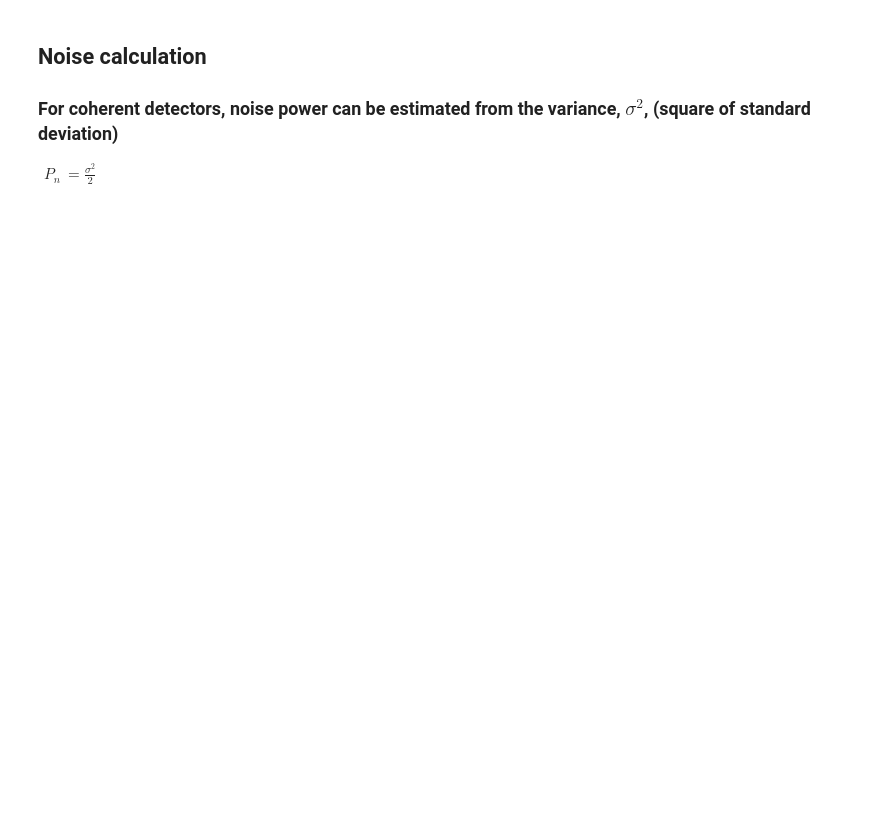
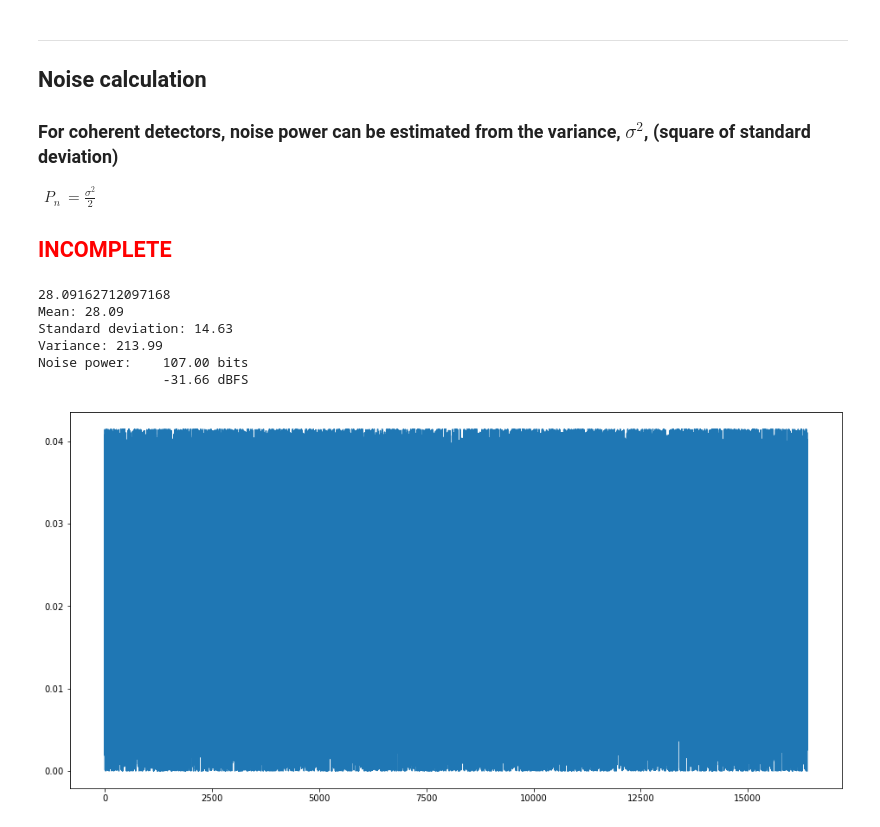
Before and after one commit to brunerm99/ADI_Radar_DSP, a Jupyter notebook: Bruner_Thesis/Target_Detection.ipynb, the cells around one changed output. Drawn from its saved outputs; the diff is of its cells as text; code cells hidden in the pictures; blank space fills up the shorter version.

```diff
--- a/Bruner_Thesis/Target_Detection.ipynb
+++ b/Bruner_Thesis/Target_Detection.ipynb
@@ -20,6 +63,36 @@ nc_file = ''
 # %% [markdown]
+***
 ## Noise calculation
 ### For coherent detectors, noise power can be estimated from the variance, $\sigma^2$,  (square of standard deviation)
 $ \begin {align}
 P_n &= \frac{\sigma^2}{2}
 \end {align} $
+<h2 style="color:red">INCOMPLETE</h2>
+# %%
+# Takes magnitude then caccalates standard deviation
+z = np.abs(iq)
+mean = np.mean(z)
+print(mean)
+std = np.std(z)
+variance = std**2
+print("Mean: %0.2f\nStandard deviation: %0.2f\nVariance: %0.2f"
+    % (mean, std, variance))
+
+noise_power = variance / 2
+noise_dBFS = 20 * np.log10(noise_power / adc_size)
+
+print("Noise power: \t%0.2f bits\n\t\t%0.2f dBFS" %(noise_power, noise_dBFS))
+
+pdf = (z / variance) * np.exp(-1 * z**2 / (2 * variance))
+fig = plt.figure()
+plt.plot(pdf)
+fig.set_figwidth(16)
+fig.set_figheight(8)
+# %% [output]
+28.09162712097168
+Mean: 28.09
+Standard deviation: 14.63
+Variance: 213.99
+Noise power:    107.00 bits
+                -31.66 dBFS
+[figure, added]
```
Also changed, not shown: parts of 10 cells of this notebook.
